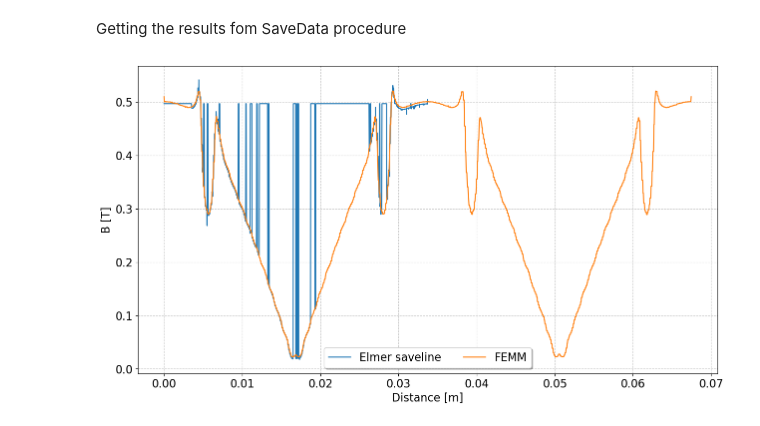
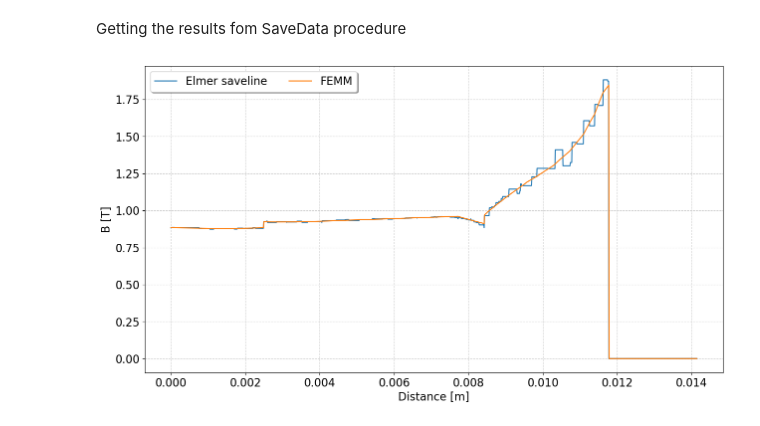
Before and after one commit to gforti84/ElmerFiles, a Jupyter notebook: debug_7/case_1/plot_curves.ipynb, the cells around one changed output. Cells and saved outputs as stored; diff of their text form; code cells hidden in the pictures.

Commit message:
Adding more save line examples

```diff
--- a/debug_7/case_1/plot_curves.ipynb
+++ b/debug_7/case_1/plot_curves.ipynb
@@ -65,12 +65,12 @@ def getElmerRes(folder_name, in_file_name):
 
 
 def calcDistB(matrix):
-    x = matrix[:,4]
-    y = matrix[:,5]
-    z = matrix[:,6]
-    Bx = matrix[:,7]
-    By = matrix[:,8]
-    Bz = matrix[:,9]
+    x = matrix[:,3]
+    y = matrix[:,4]
+    z = matrix[:,5]
+    Bx = matrix[:,6]
+    By = matrix[:,7]
+    Bz = matrix[:,8]
 
     ef_dist = np.sqrt((x - x[0])**2 + (y - y[0])**2 + (z - z[0])**2)
     ef_absB = np.sqrt(Bx**2 + By**2 + Bz**2)
@@ -78,12 +78,12 @@ def calcDistB(matrix):
     return ef_dist, ef_absB
 
 def calcDistB_cyl(matrix):
-    r = matrix[:,4]
-    th = matrix[:,5]
-    z = matrix[:,6]
-    Bx = matrix[:,7]
-    By = matrix[:,8]
-    Bz = matrix[:,9]
+    r = matrix[:,3]
+    th = matrix[:,4]
+    z = matrix[:,5]
+    Bx = matrix[:,6]
+    By = matrix[:,7]
+    Bz = matrix[:,8]
 
     ef_dist = np.sqrt((r*(th*np.pi/180) - r[0]*(th[0]*np.pi/180))**2)
     ef_absB = np.sqrt(Bx**2 + By**2 + Bz**2)
@@ -100,7 +100,7 @@ File -> Save Data (in *.csv format)
 # %%
 # Reading data from FEMM.
 
-with open('femm_airgap_absB.txt', 'r') as f:
+with open('femm_absB_line.txt', 'r') as f:
     fm_res = f.read()
 
 
@@ -143,22 +143,26 @@ Getting the results fom SaveData procedure
 # %%
 folder_name = 'res_pmsm_std' # 'res_pmsm_nr' or 'res_pmsm'
 file_name = 'lines.dat'
 
 ef_res = getElmerRes(folder_name, file_name)
-ef_dist_dat, ef_absB_dat = calcDistB_cyl(ef_res)
+# For circunferential plot:
+# ef_dist_dat, ef_absB_dat = calcDistB_cyl(ef_res)
+
+# For line plot:
+ef_dist_dat, ef_absB_dat = calcDistB(ef_res)
 
 fig, ax = plt.subplots(figsize=(15, 8))
 # ax.plot(ef_dist, ef_absB, label = 'Elmer')
 ax.plot(ef_dist_dat, ef_absB_dat, label = 'Elmer saveline')
 ax.plot(fm_dis*1e-3, fm_absB, label = 'FEMM')
 ax.legend(fontsize = 16, ncol = 2, fancybox=True, shadow=True)
 
 # ax.set_title('Joint curve', fontsize = 16)s
 
 ax.set_xlabel('Distance [m]', fontsize = 16)
 ax.set_ylabel('B [T]', fontsize = 16)
 ax.tick_params(axis='both', which='major', labelsize=16)
 
 ax.grid(color=(0.8, 0.8, 0.8), linestyle='--', linewidth=.8)
 # %% [output]
-[figure, old version]
+[figure, new version]
```
Also changed, not shown: 36 other files.
